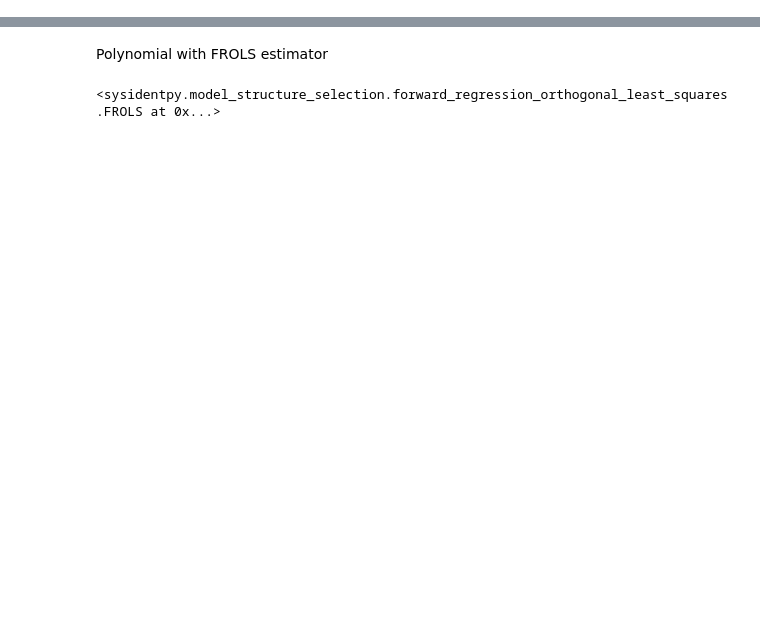
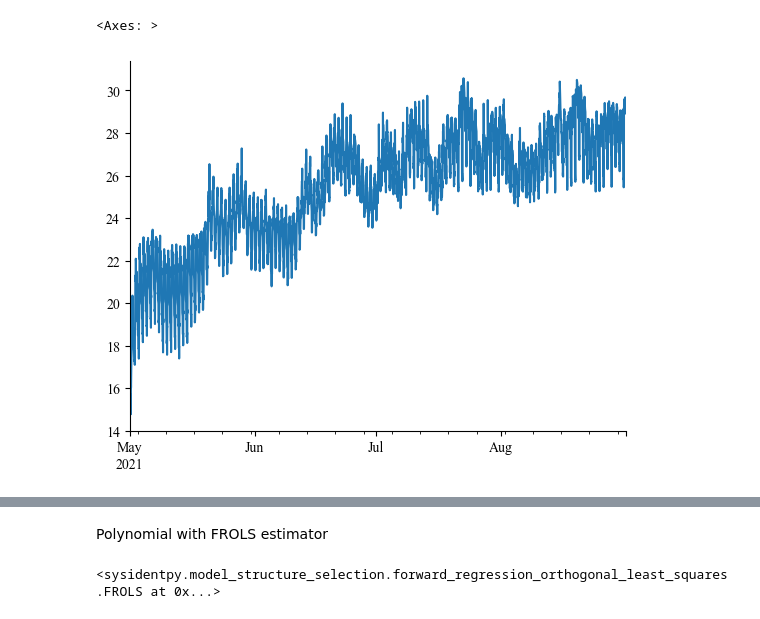
Before and after one commit to KrisCHEN8/PCM_RL-MPC, a Jupyter notebook: models/indoor_prediction_final.ipynb, the cells around one changed output, grey strips where cells are left out. Cells and saved outputs as stored; diff of their text form; code cells hidden in the pictures; blank space fills up the shorter version.

```diff
--- a/models/indoor_prediction_final.ipynb
+++ b/models/indoor_prediction_final.ipynb
@@ -39,3 +51,8 @@ building_results['avetemp'] = (building_results['TAIR_Office1             '] + b
 # seperate cooling season data (Jun, Jul, and Aug)
 office_elec_cs = office_elec[(office_elec.index.month==5) | (office_elec.index.month==6) | (office_elec.index.month==7) | (office_elec.index.month==8)]
 building_results_cs = building_results[(building_results.index.month==5) | (building_results.index.month==6) | (building_results.index.month==7) | (building_results.index.month==8)]
+# %%
+building_results_cs['avetemp'].plot()
+# %% [output]
+<Axes: >
+[figure, added]
```
Also changed, not shown: parts of 12 cells of this notebook, 3 other files.
